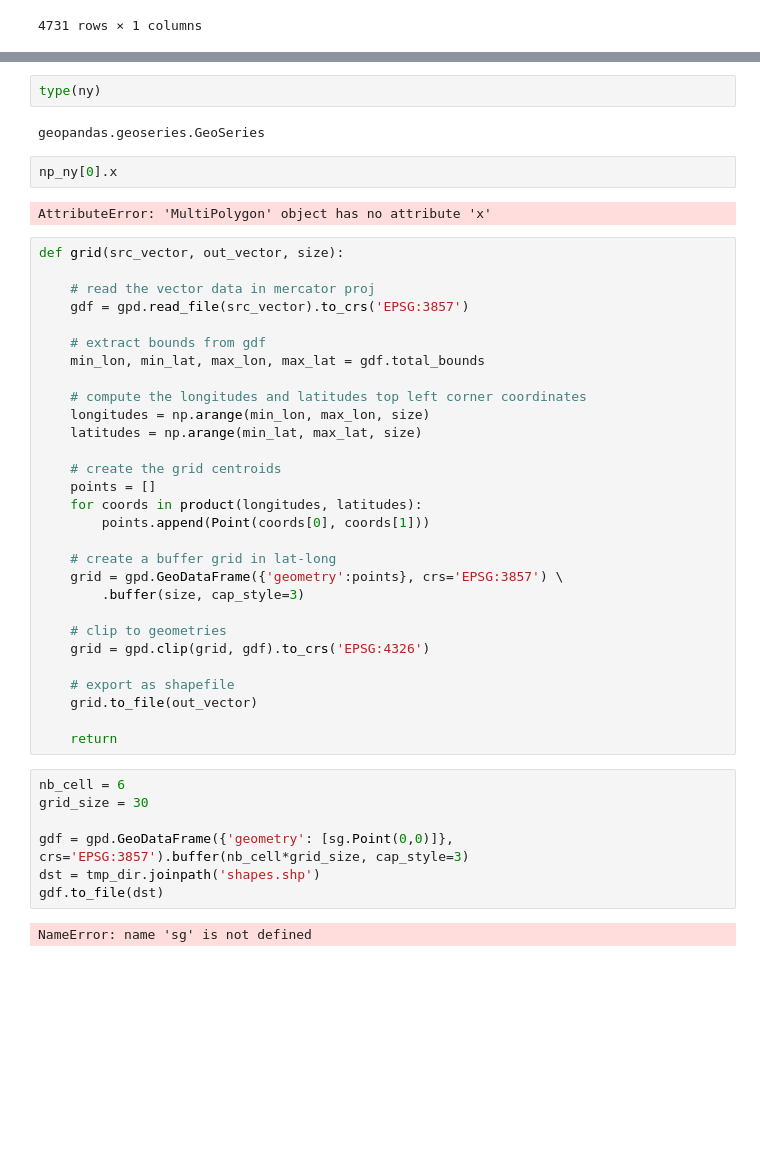
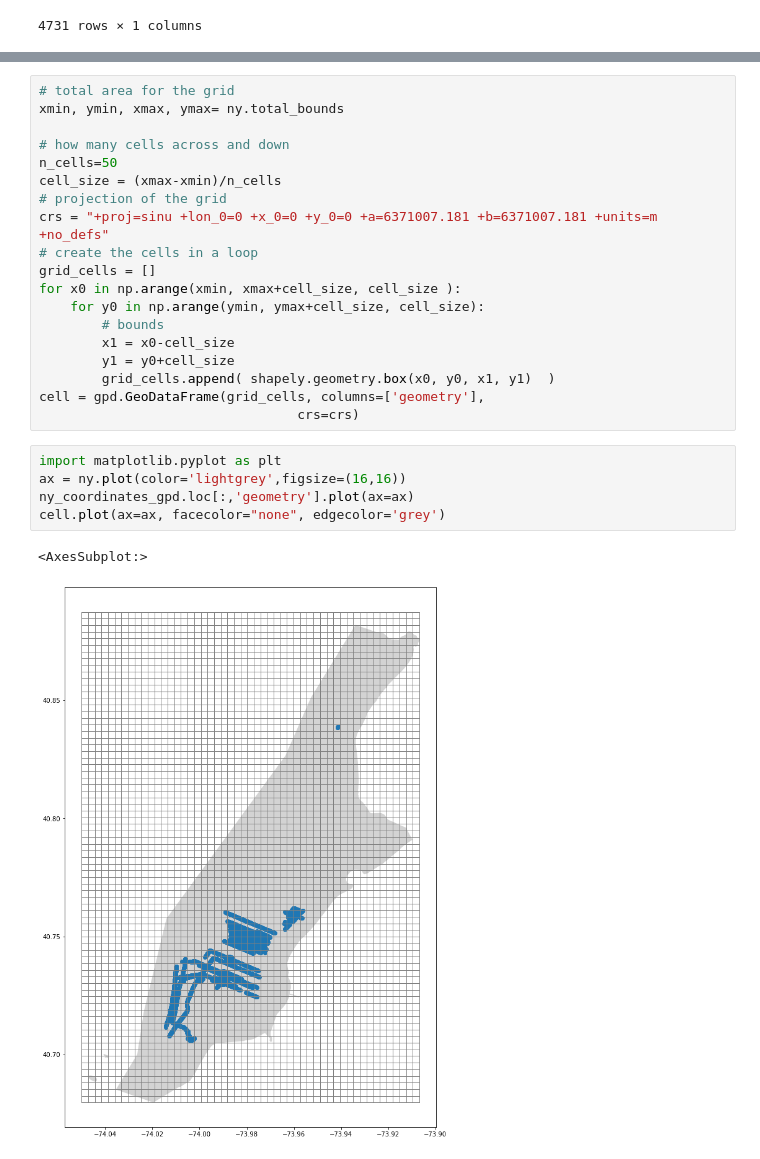
Before and after one commit to MichaelSexton21/ECE539, a Jupyter notebook: work/ny_grid.ipynb, the cells around one changed output, grey strips where cells are left out. Drawn from its saved outputs; the diff is of its cells as text; blank space fills up the shorter version.

```diff
--- a/work/ny_grid.ipynb
+++ b/work/ny_grid.ipynb
@@ -260,46 +178,27 @@ ValueError: The truth value of a Series is ambiguous. Use a.empty, a.bool(), a.i
-# %%
-type(ny)
-# %% [output]
-geopandas.geoseries.GeoSeries
-# %%
-np_ny[0].x
-# %% [output]
-AttributeError: 'MultiPolygon' object has no attribute 'x'
-# %%
-def grid(src_vector, out_vector, size):
-
-    # read the vector data in mercator proj
-    gdf = gpd.read_file(src_vector).to_crs('EPSG:3857')
-
-    # extract bounds from gdf
-    min_lon, min_lat, max_lon, max_lat = gdf.total_bounds
-
-    # compute the longitudes and latitudes top left corner coordinates
-    longitudes = np.arange(min_lon, max_lon, size)
-    latitudes = np.arange(min_lat, max_lat, size)
-
-    # create the grid centroids
-    points = []
-    for coords in product(longitudes, latitudes):
-        points.append(Point(coords[0], coords[1]))
-
-    # create a buffer grid in lat-long
-    grid = gpd.GeoDataFrame({'geometry':points}, crs='EPSG:3857') \
-        .buffer(size, cap_style=3)
-
-    # clip to geometries
-    grid = gpd.clip(grid, gdf).to_crs('EPSG:4326')
-
-    # export as shapefile
-    grid.to_file(out_vector)
-
-    return
-# %%
-nb_cell = 6
-grid_size = 30
-
-gdf = gpd.GeoDataFrame({'geometry': [sg.Point(0,0)]}, crs='EPSG:3857').buffer(nb_cell*grid_size, cap_style=3)
-dst = tmp_dir.joinpath('shapes.shp')
-gdf.to_file(dst)
-# %% [output]
-NameError: name 'sg' is not defined
+# %%
+# total area for the grid
+xmin, ymin, xmax, ymax= ny.total_bounds
+
+# how many cells across and down
+n_cells=50
+cell_size = (xmax-xmin)/n_cells
+# projection of the grid
+crs = "+proj=sinu +lon_0=0 +x_0=0 +y_0=0 +a=6371007.181 +b=6371007.181 +units=m +no_defs"
+# create the cells in a loop
+grid_cells = []
+for x0 in np.arange(xmin, xmax+cell_size, cell_size ):
+    for y0 in np.arange(ymin, ymax+cell_size, cell_size):
+        # bounds
+        x1 = x0-cell_size
+        y1 = y0+cell_size
+        grid_cells.append( shapely.geometry.box(x0, y0, x1, y1)  )
+cell = gpd.GeoDataFrame(grid_cells, columns=['geometry'],
+                                 crs=crs)
+# %%
+import matplotlib.pyplot as plt
+ax = ny.plot(color='lightgrey',figsize=(16,16))
+ny_coordinates_gpd.loc[:,'geometry'].plot(ax=ax)
+cell.plot(ax=ax, facecolor="none", edgecolor='grey')
+# %% [output]
+<AxesSubplot:>
+[figure, added]
```
Also changed, not shown: parts of 6 cells of this notebook, 1 other file.
